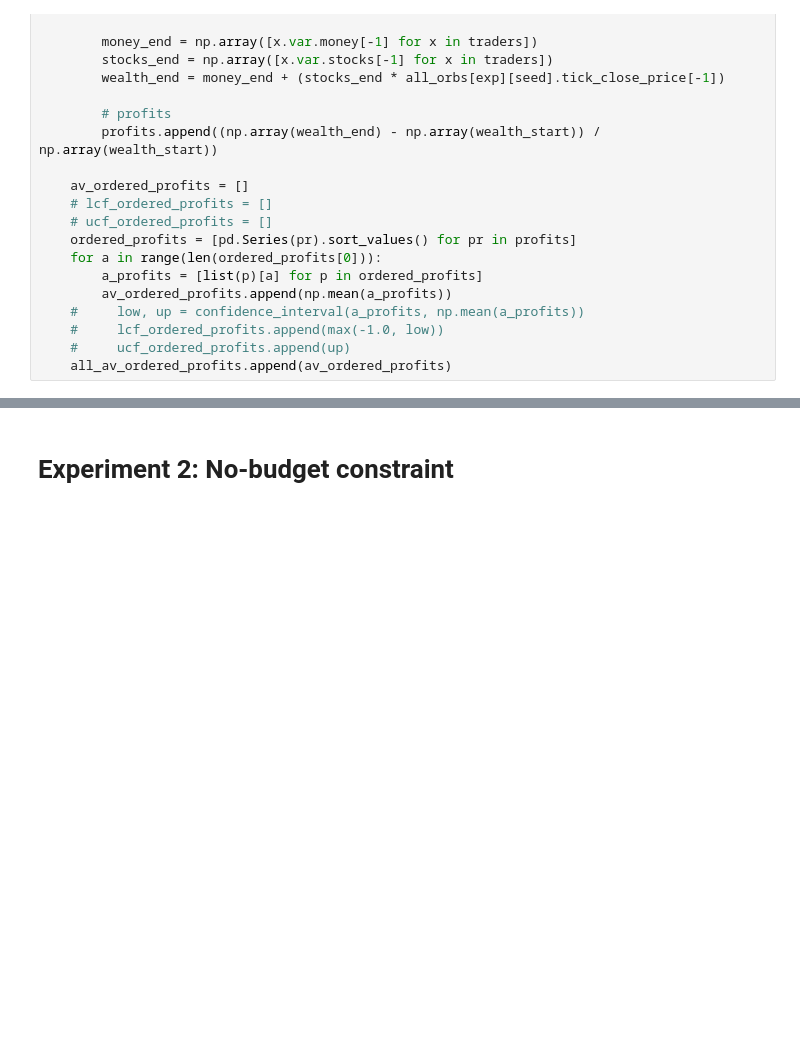
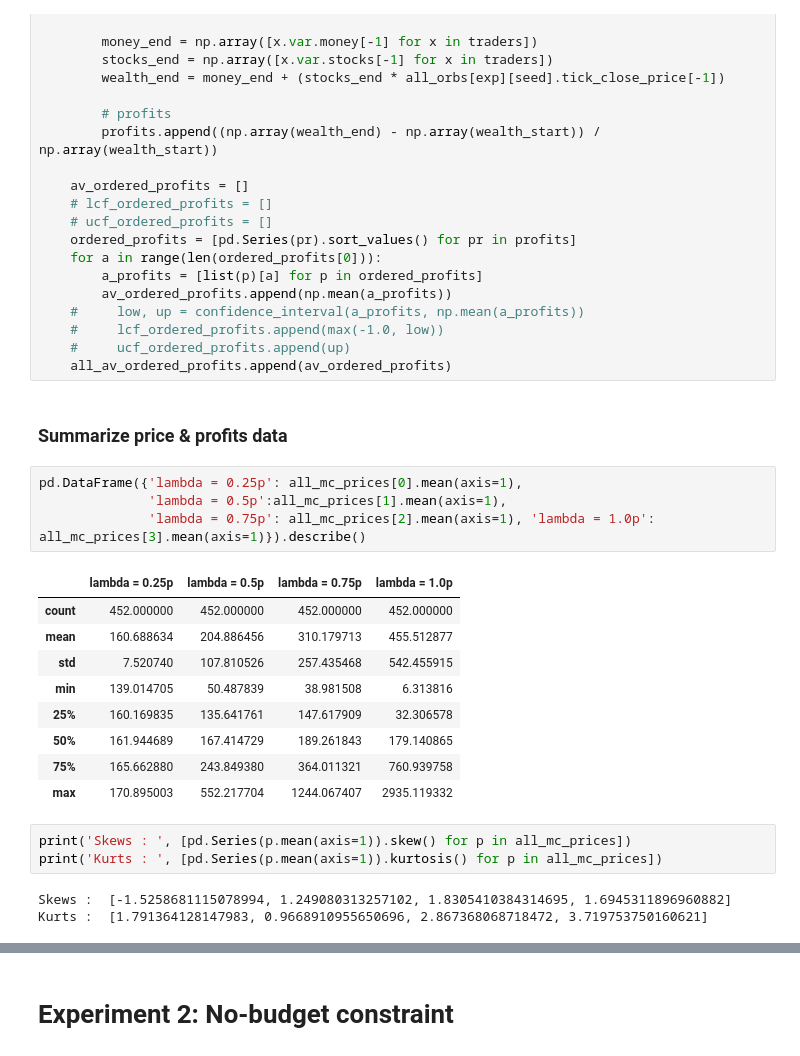
Before and after one commit to joerischasfoort/bubble-inequality, a Jupyter notebook: Appendix_model_dynamics.ipynb, the cells around one changed output, grey strips where cells are left out. Cells and saved outputs as stored; diff of their text form; blank space fills up the shorter version.

```diff
--- a/Appendix_model_dynamics.ipynb
+++ b/Appendix_model_dynamics.ipynb
@@ -774,3 +844,25 @@ for exp in range(experiments):
     #     lcf_ordered_profits.append(max(-1.0, low))
     #     ucf_ordered_profits.append(up)
     all_av_ordered_profits.append(av_ordered_profits)
+# %% [markdown]
+### Summarize price & profits data
+# %%
+pd.DataFrame({'lambda = 0.25p': all_mc_prices[0].mean(axis=1),
+              'lambda = 0.5p':all_mc_prices[1].mean(axis=1),
+              'lambda = 0.75p': all_mc_prices[2].mean(axis=1), 'lambda = 1.0p': all_mc_prices[3].mean(axis=1)}).describe()
+# %% [output]
+|  | lambda = 0.25p | lambda = 0.5p | lambda = 0.75p | lambda = 1.0p |
+| count | 452.000000 | 452.000000 | 452.000000 | 452.000000 |
+| mean | 160.688634 | 204.886456 | 310.179713 | 455.512877 |
+| std | 7.520740 | 107.810526 | 257.435468 | 542.455915 |
+| min | 139.014705 | 50.487839 | 38.981508 | 6.313816 |
+| 25% | 160.169835 | 135.641761 | 147.617909 | 32.306578 |
+| 50% | 161.944689 | 167.414729 | 189.261843 | 179.140865 |
+| 75% | 165.662880 | 243.849380 | 364.011321 | 760.939758 |
+| max | 170.895003 | 552.217704 | 1244.067407 | 2935.119332 |
+# %%
+print('Skews : ', [pd.Series(p.mean(axis=1)).skew() for p in all_mc_prices])
+print('Kurts : ', [pd.Series(p.mean(axis=1)).kurtosis() for p in all_mc_prices])
+# %% [output]
+Skews :  [-1.5258681115078994, 1.249080313257102, 1.8305410384314695, 1.6945311896960882]
+Kurts :  [1.791364128147983, 0.9668910955650696, 2.867368068718472, 3.719753750160621]
```
Also changed, not shown: parts of 29 cells of this notebook.
